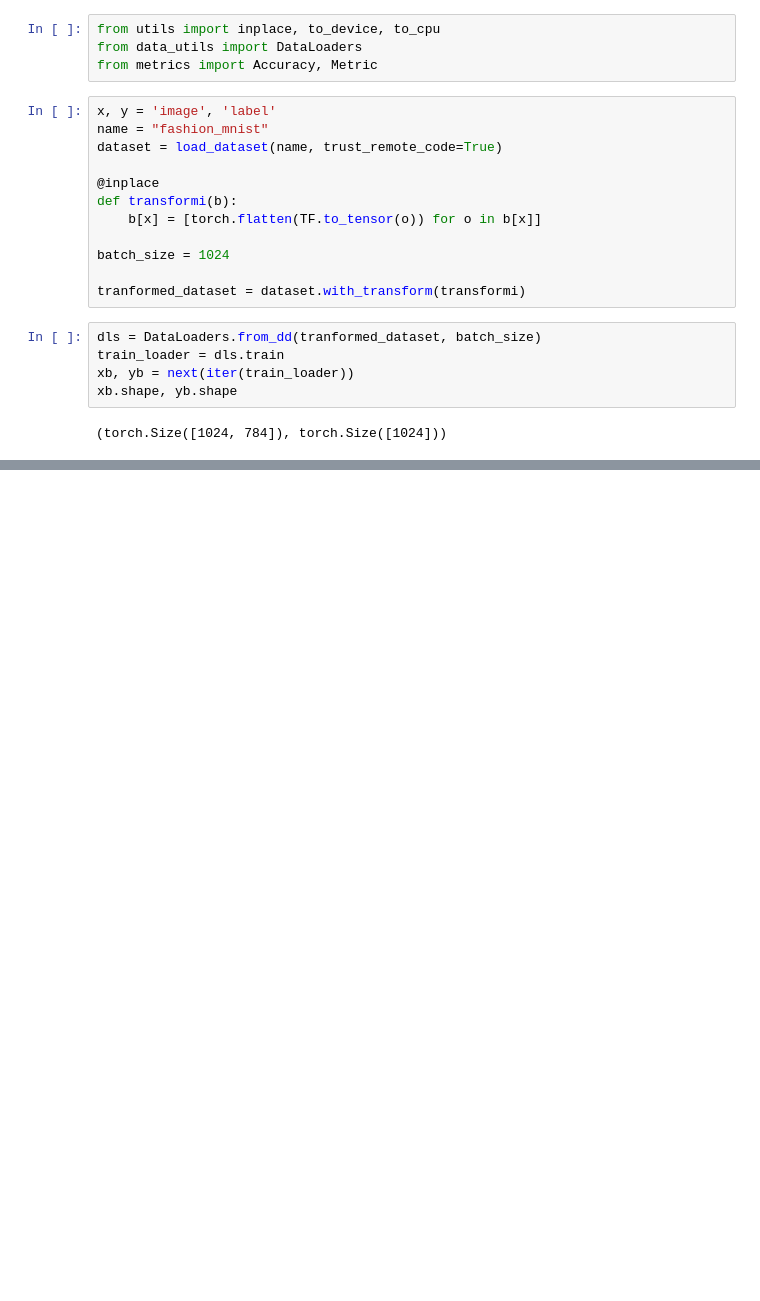
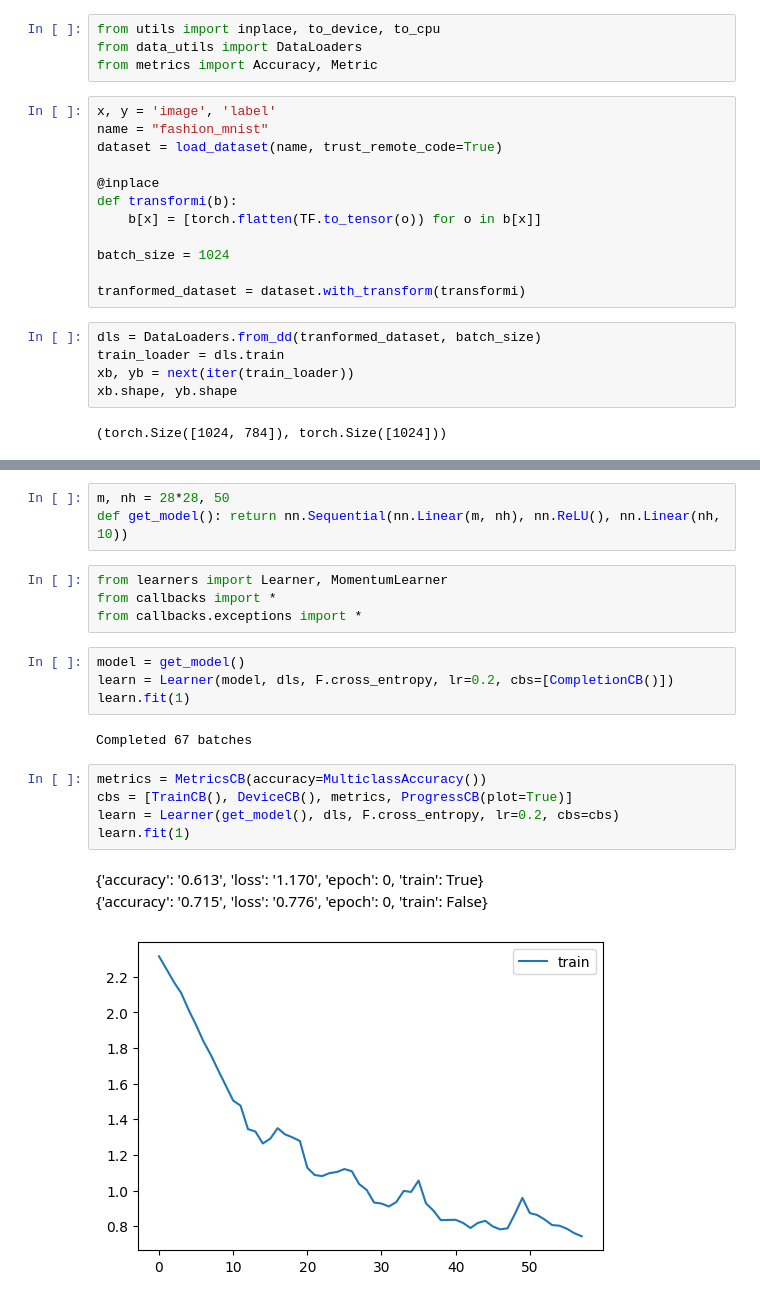
Before and after one commit to SadEnjoyer/diffusion, a Jupyter notebook: notebooks/learner_framework.ipynb, the cells around one changed output, grey strips where cells are left out. Cells and saved outputs as stored; diff of their text form; blank space fills up the shorter version.

```diff
--- a/notebooks/learner_framework.ipynb
+++ b/notebooks/learner_framework.ipynb
@@ -70,0 +71,22 @@ loss.value, round((0.6*32 + 0.9 * 2) / (32+2), 2)
+# %%
+m, nh = 28*28, 50
+def get_model(): return nn.Sequential(nn.Linear(m, nh), nn.ReLU(), nn.Linear(nh, 10))
+# %%
+from learners import Learner, MomentumLearner
+from callbacks import *
+from callbacks.exceptions import *
+# %%
+model = get_model()
+learn = Learner(model, dls, F.cross_entropy, lr=0.2, cbs=[CompletionCB()])
+learn.fit(1)
+# %% [output]
+Completed 67 batches
+# %%
+metrics = MetricsCB(accuracy=MulticlassAccuracy())
+cbs = [TrainCB(), DeviceCB(), metrics, ProgressCB(plot=True)]
+learn = Learner(get_model(), dls, F.cross_entropy, lr=0.2, cbs=cbs)
+learn.fit(1)
+# %% [output]
+{'accuracy': '0.613', 'loss': '1.170', 'epoch': 0, 'train': True}
+{'accuracy': '0.715', 'loss': '0.776', 'epoch': 0, 'train': False}
+[figure, added]
```
Also changed, not shown: parts of 4 cells of this notebook, 4 other files.
